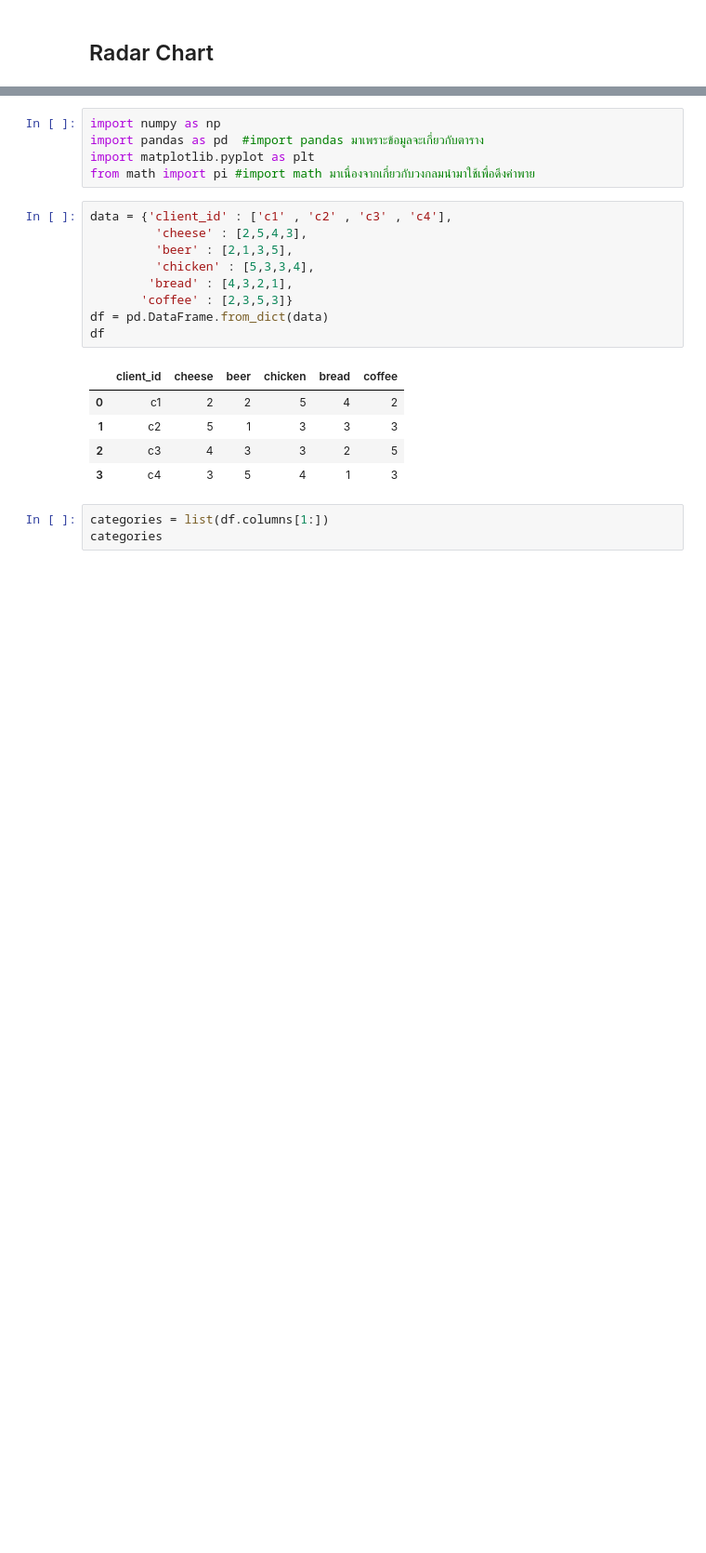
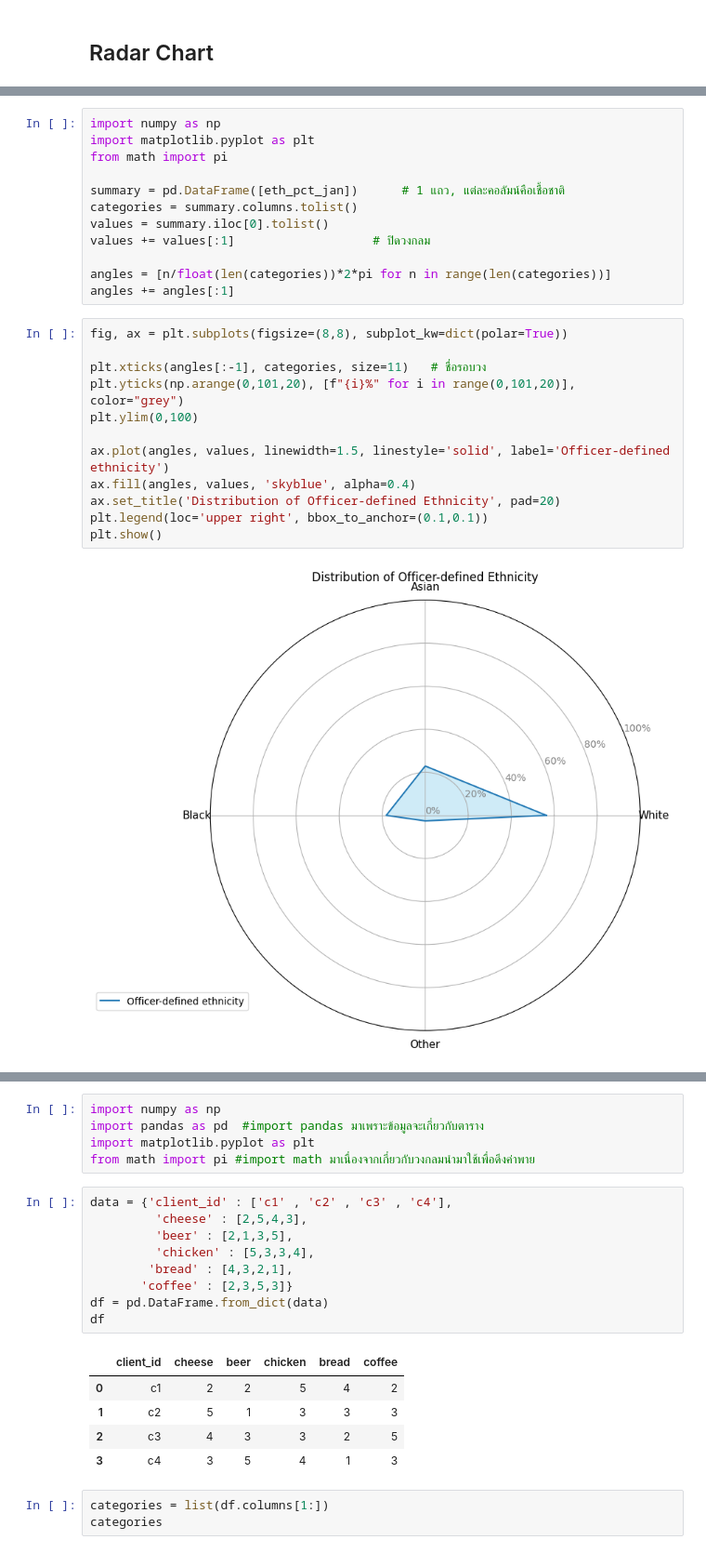
Before and after one commit to kittanaiwisetkhro/dataviz2025, a Jupyter notebook: Visualize_Data_Comparison_2025_กฤตนัย.ipynb, the cells around one changed output, grey strips where cells are left out. Shown at 93% size. Drawn from its saved outputs; the diff is of its cells as text; blank space fills up the shorter version.

```diff
--- a/Visualize_Data_Comparison_2025_กฤตนัย.ipynb
+++ b/Visualize_Data_Comparison_2025_กฤตนัย.ipynb
@@ -738,0 +710,26 @@ plt.show()
+# %%
+import numpy as np
+import matplotlib.pyplot as plt
+from math import pi
+
+summary = pd.DataFrame([eth_pct_jan])      # 1 แถว, แต่ละคอลัมน์คือเชื้อชาติ
+categories = summary.columns.tolist()
+values = summary.iloc[0].tolist()
+values += values[:1]                   # ปิดวงกลม
+
+angles = [n/float(len(categories))*2*pi for n in range(len(categories))]
+angles += angles[:1]
+# %%
+fig, ax = plt.subplots(figsize=(8,8), subplot_kw=dict(polar=True))
+
+plt.xticks(angles[:-1], categories, size=11)   # ชื่อรอบวง
+plt.yticks(np.arange(0,101,20), [f"{i}%" for i in range(0,101,20)], color="grey")
+plt.ylim(0,100)
+
+ax.plot(angles, values, linewidth=1.5, linestyle='solid', label='Officer-defined ethnicity')
+ax.fill(angles, values, 'skyblue', alpha=0.4)
+ax.set_title('Distribution of Officer-defined Ethnicity', pad=20)
+plt.legend(loc='upper right', bbox_to_anchor=(0.1,0.1))
+plt.show()
+# %% [output]
+[figure, added]
```
Also changed, not shown: parts of 54 cells of this notebook.
